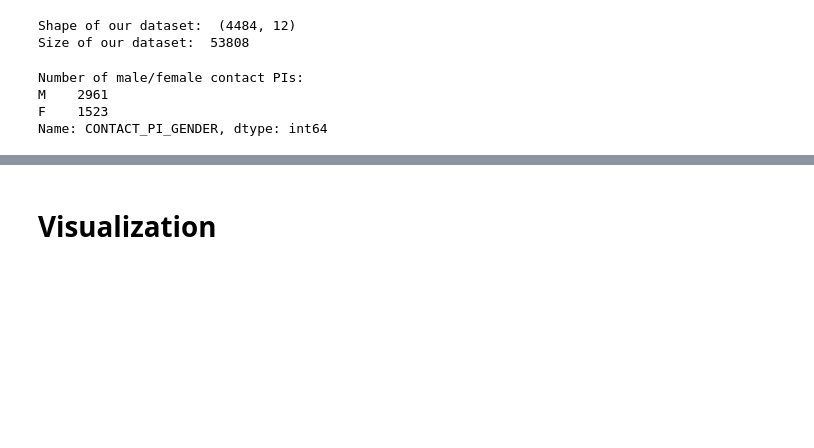
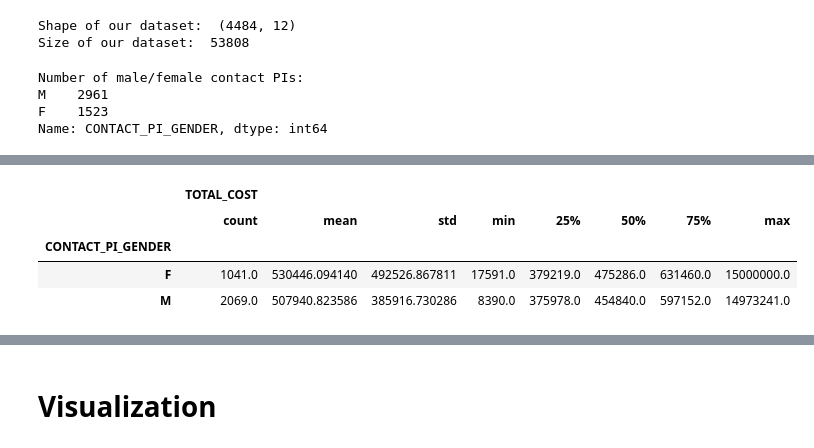
Before and after one commit to scameronp/nih-reporter, a Jupyter notebook: NIH_RePORTER_3_analysis.ipynb, the cells around one changed output, grey strips where cells are left out. Drawn from its saved outputs; the diff is of its cells as text; code cells hidden in the pictures; blank space fills up the shorter version.

```diff
--- a/NIH_RePORTER_exploration.ipynb
+++ b/NIH_RePORTER_3_analysis.ipynb
@@ -61,0 +120,10 @@ dataset[["CONTACT_PI_GENDER", "TOTAL_COST"]].groupby("CONTACT_PI_GENDER").median
+# %%
+# For projects with only 1 PI, is the funding equivalent?
+filt = dataset['NB_PI_NAMES'] == 1
+dataset.loc[filt][["CONTACT_PI_GENDER", "TOTAL_COST"]].groupby("CONTACT_PI_GENDER").describe()
+# %% [output]
+|  | TOTAL_COST |  |  |  |  |  |  |  |
+|  | count | mean | std | min | 25% | 50% | 75% | max |
+| CONTACT_PI_GENDER |  |  |  |  |  |  |  |  |
+| F | 1041.0 | 530446.094140 | 492526.867811 | 17591.0 | 379219.0 | 475286.0 | 631460.0 | 15000000.0 |
+| M | 2069.0 | 507940.823586 | 385916.730286 | 8390.0 | 375978.0 | 454840.0 | 597152.0 | 14973241.0 |
```
Also changed, not shown: parts of 11 cells of this notebook, 4 other files.
